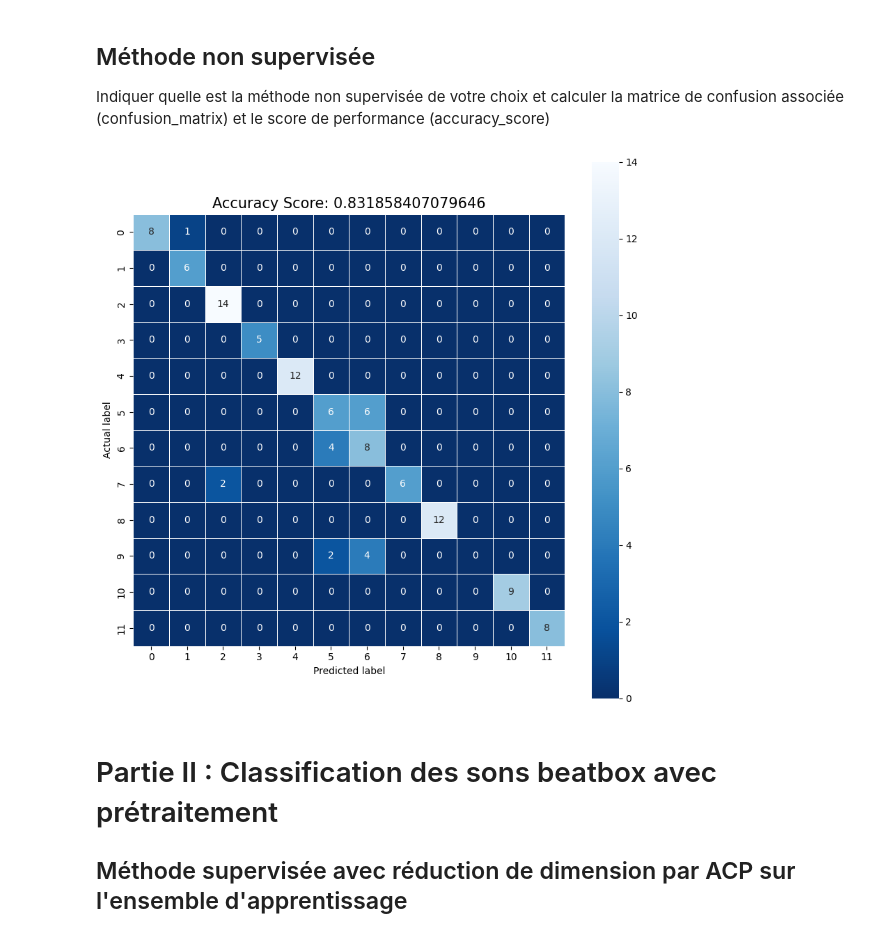
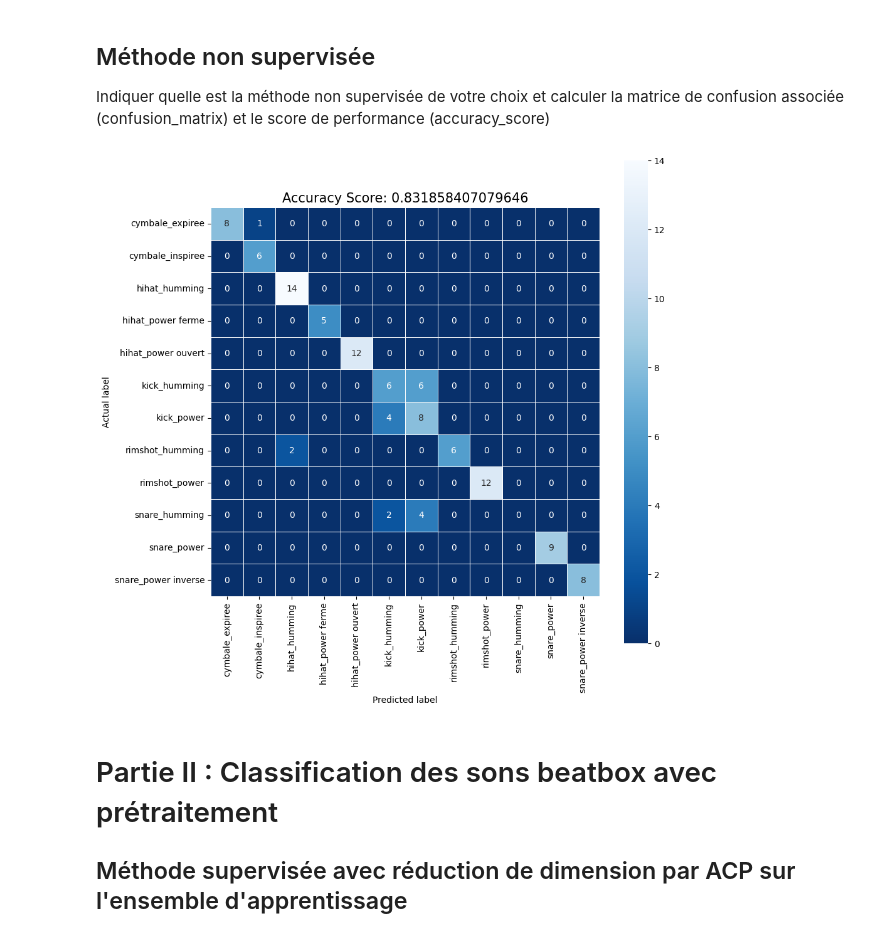
Before and after one commit to HDwayne/Projet_BeatBox, a Jupyter notebook: ProjetBeatbox.ipynb, the cells around one changed output. Saved outputs shown, nothing was run; the diff lists cells and outputs as text; code cells hidden in the pictures.

Commit message:
improve plots

```diff
--- a/ProjetBeatbox.ipynb
+++ b/ProjetBeatbox.ipynb
@@ -191,14 +191,14 @@ accuracy_kmeans = accuracy_score(y_test, y_pred_kmeans)
 # %%
 # Affichage de la matrice de confusion
 plt.figure(figsize=(10, 10))
-sns.heatmap(cm_kmeans, annot=True, linewidths=.5, square=True, cmap='Blues_r')
+sns.heatmap(cm_kmeans, annot=True, linewidths=.5, square=True, cmap='Blues_r', xticklabels=Nomlabel, yticklabels=Nomlabel)
 plt.ylabel('Actual label')
 plt.xlabel('Predicted label')
 all_sample_title = 'Accuracy Score: {0}'.format(accuracy_kmeans)
 plt.title(all_sample_title, size=15)
 plt.show()
 # %% [output]
-[figure, old version]
+[figure, new version]
 # %% [markdown]
 # Partie II : Classification des sons beatbox avec prétraitement
 
```
Also changed, not shown: parts of 1 cell of this notebook.
